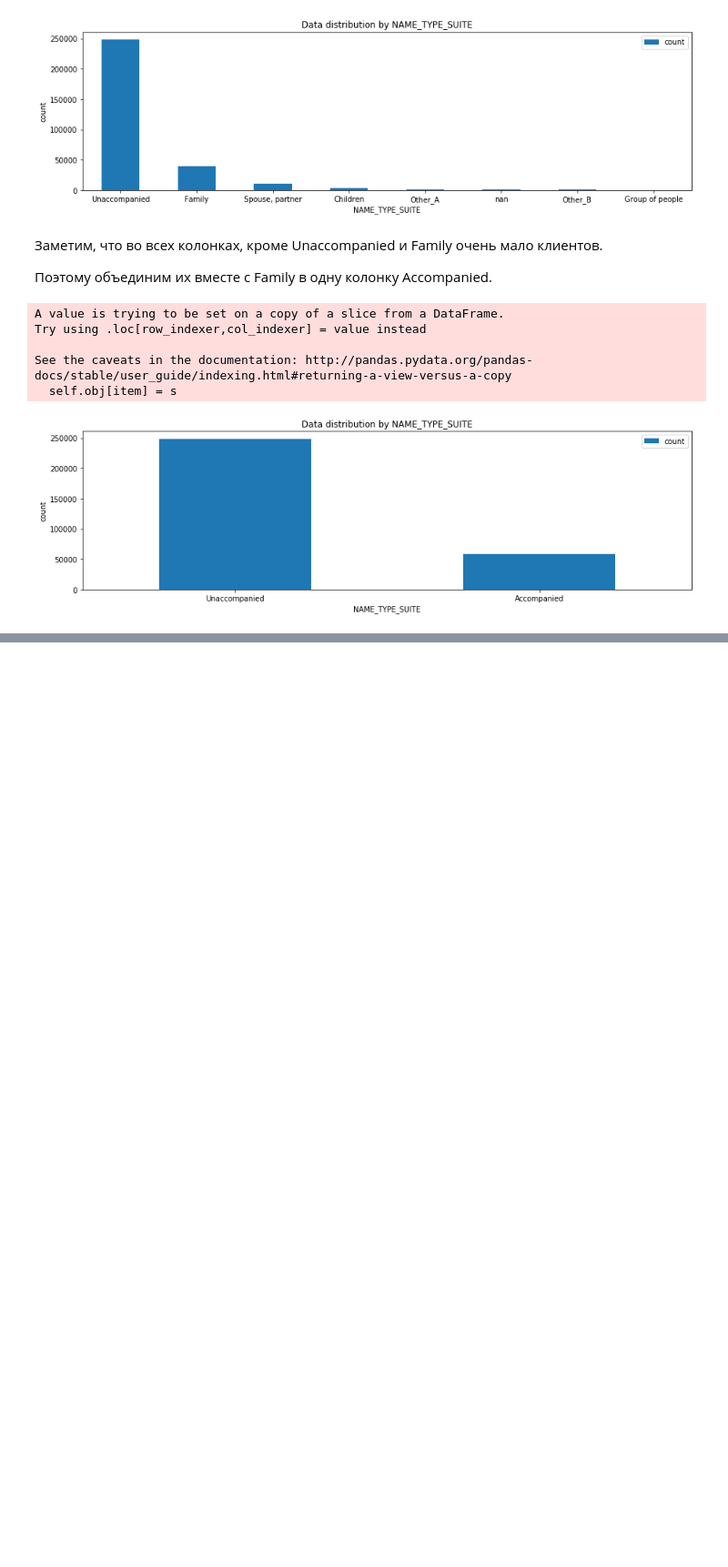
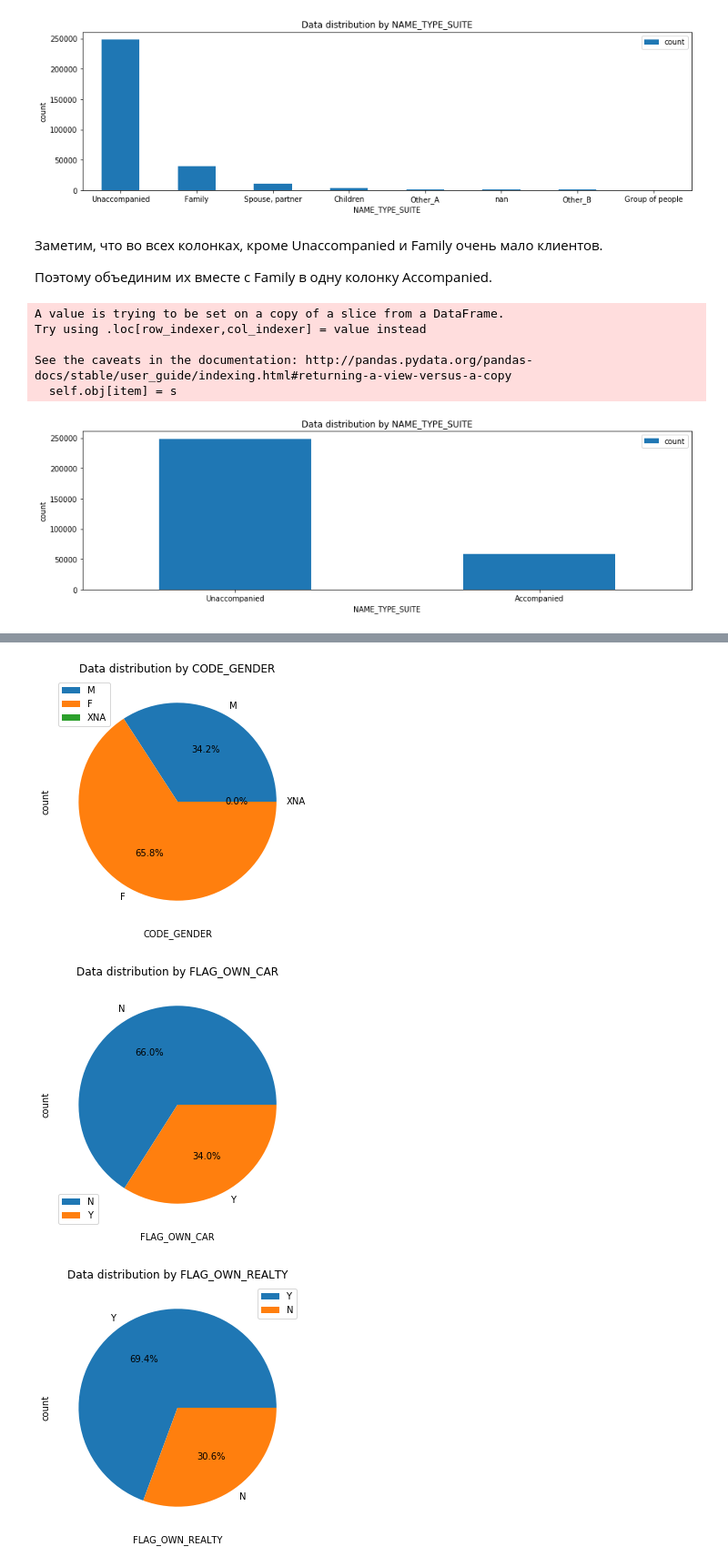
Before and after one commit to nuwanda57/HomeCredit1, a Jupyter notebook: exploration.ipynb, the cells around one changed output, grey strips where cells are left out. Shown: that part at 91% size. Saved outputs shown, nothing was run; the diff lists cells and outputs as text; code cells hidden in the pictures; blank space fills up the shorter version.

```diff
--- a/exploration.ipynb
+++ b/exploration.ipynb
@@ -238,0 +295,16 @@ draw_hists_for_categorical_columns(['NAME_TYPE_SUITE'], general_bio_application)
+# %%
+GENERAL_BIO_GROUP_CATEGORICAL_SMALL = ['CODE_GENDER', 'FLAG_OWN_CAR', 'FLAG_OWN_REALTY',
+                     'NAME_TYPE_SUITE',
+                     'NAME_FAMILY_STATUS',
+                     'FLAG_MOBIL', 'FLAG_EMP_PHONE', 'FLAG_WORK_PHONE', 'FLAG_CONT_MOBILE',
+                     'FLAG_PHONE', 'FLAG_EMAIL']
+GENERAL_BIO_GROUP_CATEGORICAL_BIG = ['CNT_CHILDREN', 'CNT_FAM_MEMBERS', 'NAME_INCOME_TYPE',
+                                     'NAME_EDUCATION_TYPE', 'NAME_HOUSING_TYPE',
+                                     'OCCUPATION_TYPE', 'ORGANIZATION_TYPE']
+GENERAL_BIO_GROUP_NUMERIC = ['OWN_CAR_AGE', 'DAYS_LAST_PHONE_CHANGE']
+# %%
+draw_pies_for_columns(GENERAL_BIO_GROUP_CATEGORICAL_SMALL, general_bio_application)
+# %% [output]
+[figure, added]
+[figure, added]
+[figure, added]
```
Also changed, not shown: parts of 23 cells of this notebook, 1 other file.
